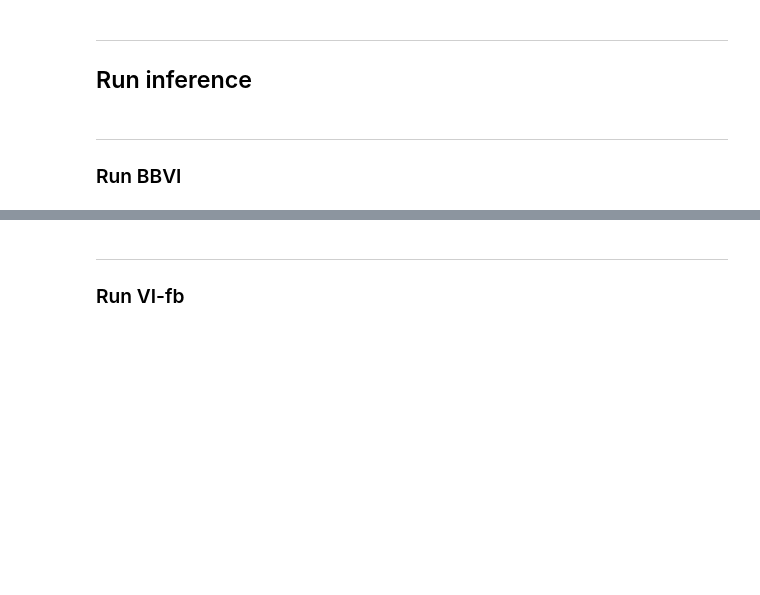
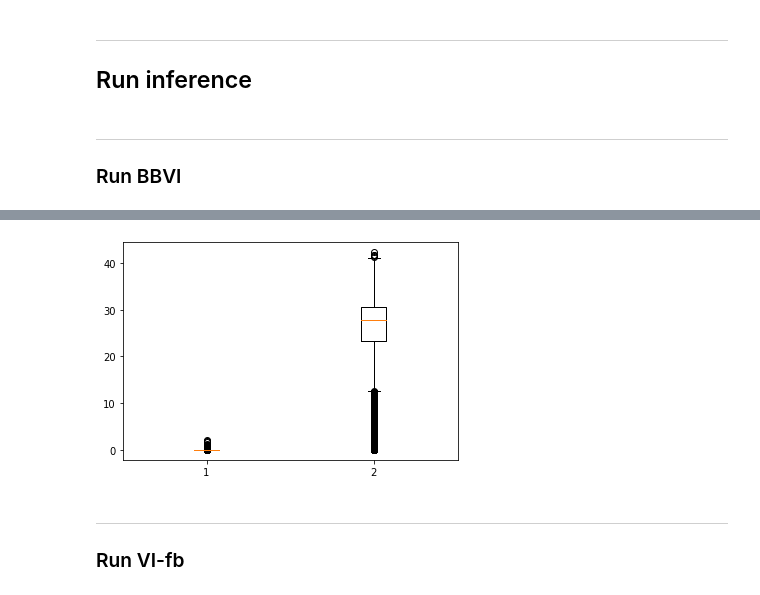
Before and after one commit to trouleau/var-wold, a Jupyter notebook: notebook/real-datasets/1-wt-email-Eu-core.ipynb, the cells around one changed output, grey strips where cells are left out. Cells and saved outputs as stored; diff of their text form; code cells hidden in the pictures; blank space fills up the shorter version.

```diff
--- a/notebook/real-datasets/1-wt-email-Eu-core.ipynb
+++ b/notebook/real-datasets/1-wt-email-Eu-core.ipynb
@@ -147,7 +147,7 @@ coeffs_start = torch.tensor(np.hstack((
     # loc
     -2.0 * torch.ones(dim, dtype=torch.float),                  # baseline
     0.0 * torch.ones((dim, dim), dtype=torch.float).flatten(),  # beta
-    0.0 * torch.ones((dim, dim), dtype=torch.float).flatten(),  # adjacency
+    -2.0 * torch.ones((dim, dim), dtype=torch.float).flatten(),  # adjacency
     # scale
     torch.log(0.2 * torch.ones(dim, dtype=torch.float)),
     torch.log(0.2 * torch.ones((dim, dim), dtype=torch.float).flatten()),
@@ -182,7 +182,7 @@ callback = tsvar.utils.callbacks.LearnerCallbackMLE(
     x0=posterior().mode(
         coeffs_start[:dim+2*dim**2], coeffs_start[dim+2*dim**2:]
     )[dim:dim+dim**2],
-    print_every=10,
+    print_every=1,
     coeffs_true=adjacency_true,
     acc_thresh=0.05,
     dim=dim,
@@ -247,0 +219,4 @@ for k in [5, 10, 20]:
+# %%
+plt.boxplot([adj_hat.flatten(), beta_hat.flatten()]);
+# %% [output]
+[figure, added]
```
Also changed, not shown: parts of 20 cells of this notebook.
